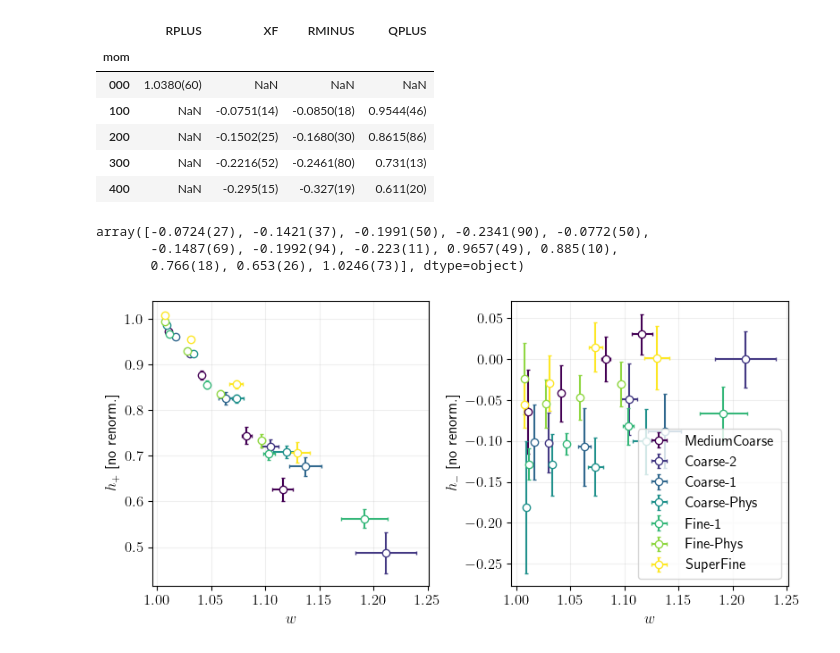
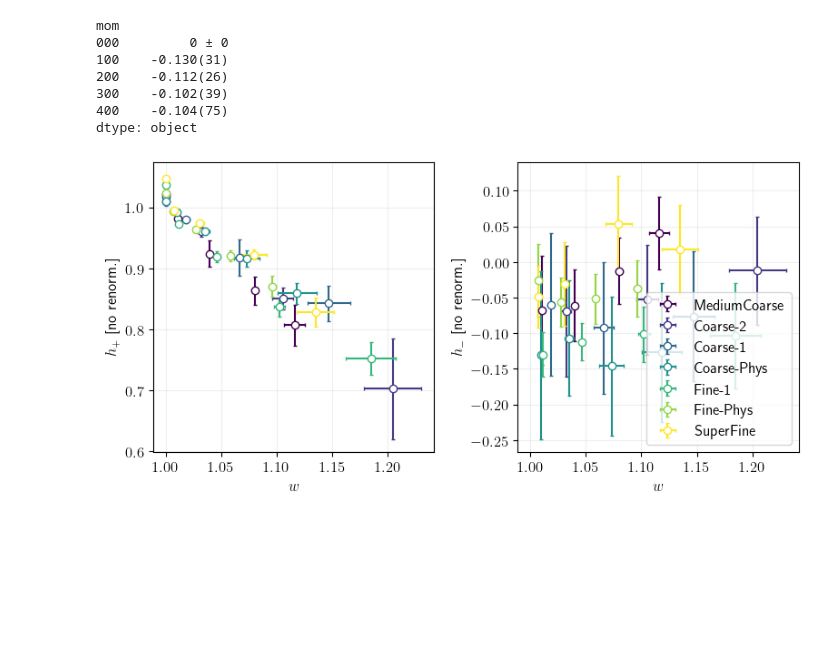
Before and after one commit to pietro-butti/B2heavy, a Jupyter notebook: notebooks/form_factor_D.ipynb, the cells around one changed output. Saved outputs shown, nothing was run; the diff lists cells and outputs as text; code cells hidden in the pictures; blank space fills up the shorter version.

```diff
--- a/notebooks/form_factor_D.ipynb
+++ b/notebooks/form_factor_D.ipynb
@@ -15,6 +15,6 @@ from b2heavy.ThreePointFunctions.utils      import read_config_fit, dump_fit_obj
 # %%
 DATA_DIR = '/Users/pietro/code/data_analysis/BtoD/Alex/'
-DATA_2PT = '/Users/pietro/code/data_analysis/data/QCDNf2p1stag/B2heavy/report'
+DATA_2PT = '/Users/pietro/code/data_analysis/data/QCDNf2p1stag/B2heavy/lattice24'
 
 BINSIZE  = {
     'MediumCoarse':13,
@@ -92,10 +68,22 @@ df
+# %%
+rs = df.fillna(1)
+# %%
+def hplus(d):
+    return d['RPLUS']**.5 * d['QPLUS'] * (1. - d['RMINUS']*d['XF'])
+
+def hminus(d):
+    return d['RPLUS']**.5 * d['QPLUS'] * (1. - d['RMINUS']*d['XF']/d['XF']**2)
+
+
+HPLUS  = hplus(rs)
+HMINUS = hminus(rs)
 # %%
-df.loc['Fine-1']
+HMINUS.loc['Fine-1']
 # %% [output]
-|  | RPLUS | XF | RMINUS | QPLUS |
-| mom |  |  |  |  |
-| 000 | 1.0380(60) | NaN | NaN | NaN |
-| 100 | NaN | -0.0751(14) | -0.0850(18) | 0.9544(46) |
-| 200 | NaN | -0.1502(25) | -0.1680(30) | 0.8615(86) |
-| 300 | NaN | -0.2216(52) | -0.2461(80) | 0.731(13) |
-| 400 | NaN | -0.295(15) | -0.327(19) | 0.611(20) |
+mom
+000         0 ± 0
+100    -0.130(31)
+200    -0.112(26)
+300    -0.102(39)
+400    -0.104(75)
+dtype: object
@@ -129,6 +89,0 @@ for ens in ENSEMBLE_LIST:
-# %%
-x
-# %% [output]
-array([-0.0724(27), -0.1421(37), -0.1991(50), -0.2341(90), -0.0772(50),
-       -0.1487(69), -0.1992(94), -0.223(11), 0.9657(49), 0.885(10),
-       0.766(18), 0.653(26), 1.0246(73)], dtype=object)
@@ -155,3 +90,16 @@ for ens in ENSEMBLE_LIST:
+# %%
+ff = {'h+':{},'h-':{},'w':{}}
+
+for ens in ENSEMBLE_LIST:
+    ff['h+'][ens] = HPLUS.loc[ens].values
+    ff['h+'][ens][0] = df['RPLUS'].loc[ens,'000']
+
+    ff['h-'][ens] = HMINUS.loc[ens].values[1:]
+
+    xf = df['XF'].loc[ens].values
+    xf[0] = 0
+
+    ff['w'][ens] = (1+xf**2)/(1-xf**2)
 # %%
 plt.rcParams['text.usetex'] = True
 plt.rcParams['font.size'] = 12
@@ -162,40 +110,40 @@ color = plt.cm.viridis(np.linspace(0,1,len(ENSEMBLE_LIST)))
 
 for i,ens in enumerate(ENSEMBLE_LIST):
     ax[0].errorbar(
-        gv.mean(ff[ens]['w']),
-        gv.mean(ff[ens]['h+']),
-        xerr = gv.sdev(ff[ens]['w']),
-        yerr = gv.sdev(ff[ens]['h+']),
+        gv.mean(ff['w' ][ens]),
+        gv.mean(ff['h+'][ens]),
+        xerr = gv.sdev(ff['w' ][ens]),
+        yerr = gv.sdev(ff['h+'][ens]),
         fmt     = 'o',
         ecolor  = color[i],
         mfc     = 'w',
         color   = color[i],
         capsize = 1.5,
         label   = ens
     )
 
     ax[1].errorbar(
-        gv.mean(ff[ens]['w']),
-        gv.mean(ff[ens]['h-']),
-        xerr = gv.sdev(ff[ens]['w']),
-        yerr = gv.sdev(ff[ens]['h-']),
+        gv.mean(ff['w' ][ens][1:]),
+        gv.mean(ff['h-'][ens]),
+        xerr = gv.sdev(ff['w' ][ens][1:]),
+        yerr = gv.sdev(ff['h-'][ens]),
         fmt     = 'o',
         ecolor  = color[i],
         mfc     = 'w',
         color   = color[i],
         capsize = 1.5,
         label   = ens
     )
 
 ax[0].set_ylabel(r'$h_+$ [no renorm.]')
 ax[0].set_xlabel(r'$w$')
 ax[0].grid(alpha=0.2)
 
 ax[1].legend()
 ax[1].set_ylabel(r'$h_-$ [no renorm.]')
 ax[1].set_xlabel(r'$w$')
 ax[1].grid(alpha=0.2)
 
 plt.tight_layout()
 # %% [output]
-[figure, old version]
+[figure, new version]
```
Also changed, not shown: parts of 5 cells of this notebook, 8 other files.
